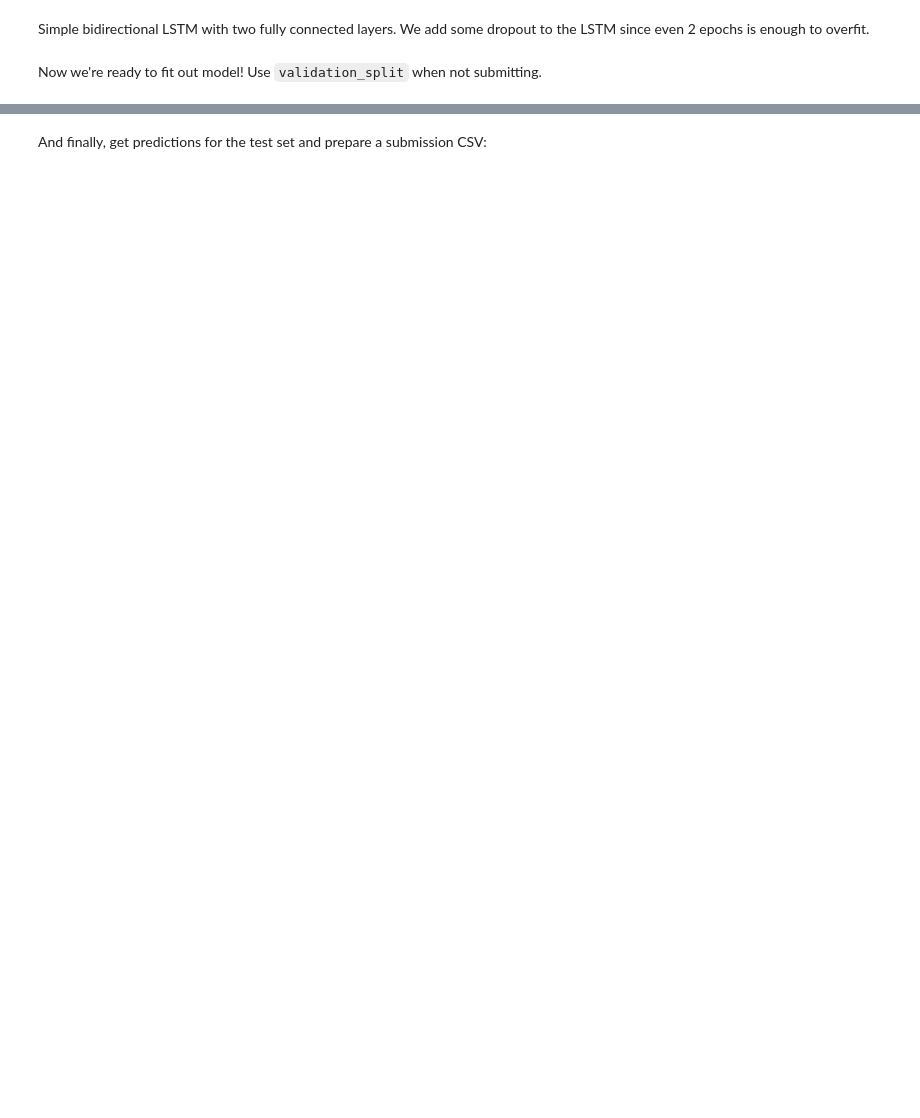
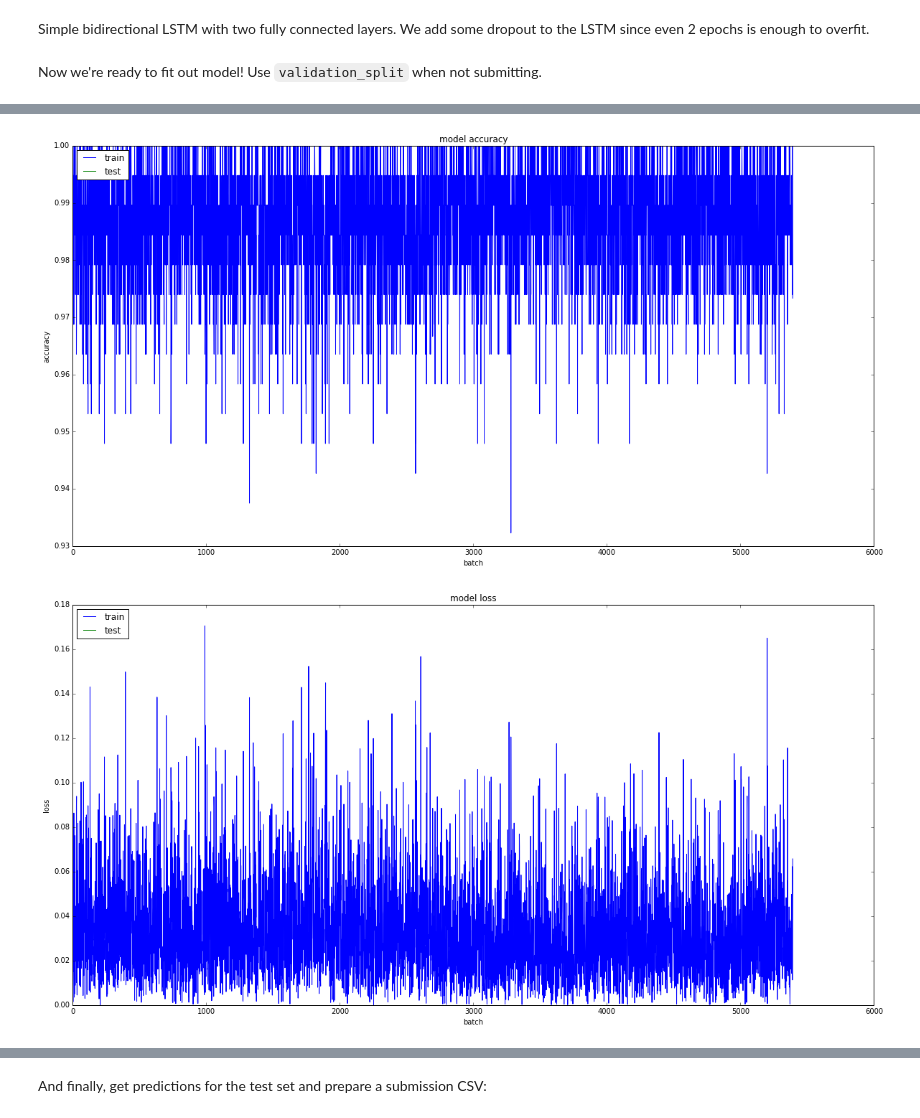
Before and after one commit to leochu2010/kaggle-toxic-comment-classification, a Jupyter notebook: improved_lstm.ipynb, the cells around one changed output, grey strips where cells are left out. Saved outputs shown, nothing was run; the diff lists cells and outputs as text; code cells hidden in the pictures; blank space fills up the shorter version.

Commit message:
fasttext data cleaning
plot batch loss

```diff
--- a/improved_lstm.ipynb
+++ b/improved_lstm.ipynb
@@ -84,3 +90,24 @@ model = Model(inputs=inp, outputs=x)
 model.compile(loss='binary_crossentropy', optimizer='adam', metrics=['accuracy'])
 # %% [markdown]
 Now we're ready to fit out model! Use `validation_split` when not submitting.
+# %%
+from keras import callbacks
+class LossHistory(callbacks.Callback):
+    def on_train_begin(self, logs={}):
+        self.losses = []
+        self.val_losses = []
+        self.acc = []
+        self.val_acc =[]
+        self.batch = []
+        self.logs_backup = []
+
+    def on_batch_end(self, batch, logs={}):
+        self.losses.append(logs.get('loss'))
+        self.val_losses.append(logs.get('val_loss'))
+        self.acc.append(logs.get('acc'))
+        self.val_acc.append(logs.get('val_acc'))
+        self.batch.append(batch)
+        self.logs_backup.append(logs)
+
+history = LossHistory()
+model.fit(X_t, y, batch_size=32, epochs=2, validation_split=0.10, callbacks=[history]);
@@ -86,0 +120,23 @@ Now we're ready to fit out model! Use `validation_split` when not submitting.
+# %%
+import matplotlib.pyplot as plt
+# summarize history for accuracy
+plt.figure(figsize=(20,10))
+plt.plot(history.acc)
+plt.plot(history.val_acc)
+plt.title('model accuracy')
+plt.ylabel('accuracy')
+plt.xlabel('batch')
+plt.legend(['train', 'test'], loc='upper left')
+plt.show()
+# summarize history for loss
+plt.figure(figsize=(20,10))
+plt.plot(history.losses)
+plt.plot(history.val_losses)
+plt.title('model loss')
+plt.ylabel('loss')
+plt.xlabel('batch')
+plt.legend(['train', 'test'], loc='upper left')
+plt.show()
+# %% [output]
+[figure, added]
+[figure, added]
```
Also changed, not shown: parts of 9 cells of this notebook.
